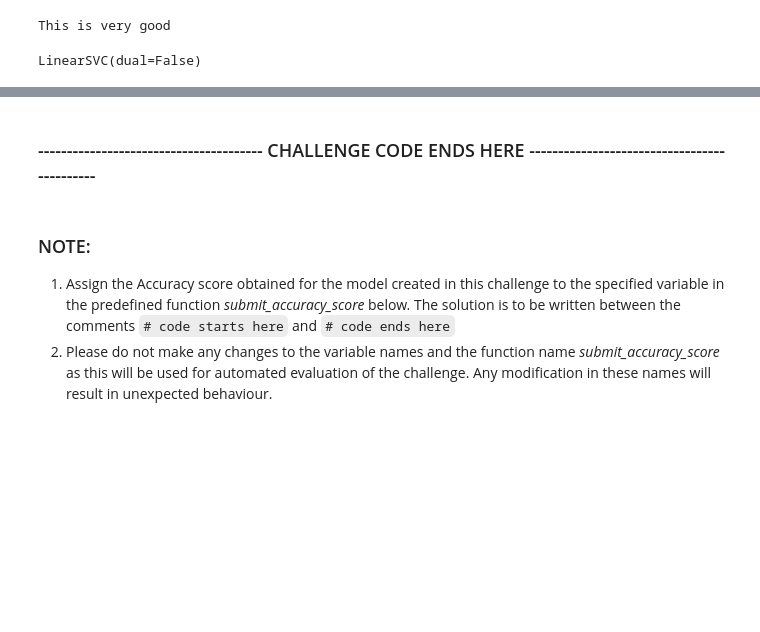
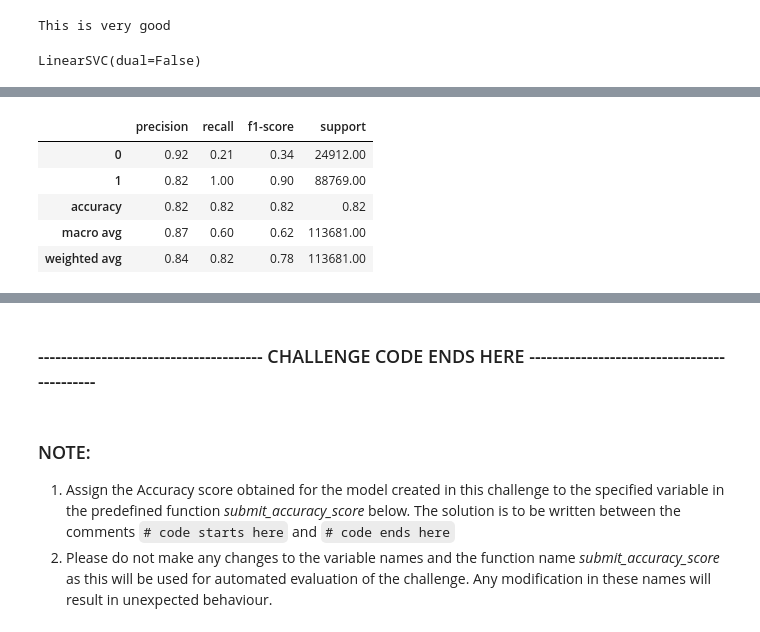
Before and after one commit to rakdey1/ml27, a Jupyter notebook: SentimentAnalysis.ipynb, the cells around one changed output, grey strips where cells are left out. Saved outputs shown, nothing was run; the diff lists cells and outputs as text; code cells hidden in the pictures; blank space fills up the shorter version.

```diff
--- a/SentimentAnalysis.ipynb
+++ b/SentimentAnalysis.ipynb
@@ -244,0 +287,13 @@ ImportError: Pandas requires version '3.1.2' or newer of 'jinja2' (version '3.0.
+# %%
+# Predict using training and testing data and display the accuracy, f-1 score, precision for Positive and Negative Sentiment Classifiers
+nbm_predictions = nbm.predict(tvec.transform(X_test_cleaned))
+report = classification_report(Y_test,nbm_predictions, output_dict=True)
+data_report = pd.DataFrame(report).transpose().round(2)
+display(data_report)
+# %% [output]
+|  | precision | recall | f1-score | support |
+| 0 | 0.92 | 0.21 | 0.34 | 24912.00 |
+| 1 | 0.82 | 1.00 | 0.90 | 88769.00 |
+| accuracy | 0.82 | 0.82 | 0.82 | 0.82 |
+| macro avg | 0.87 | 0.60 | 0.62 | 113681.00 |
+| weighted avg | 0.84 | 0.82 | 0.78 | 113681.00 |
```
Also changed, not shown: parts of 11 cells of this notebook.
